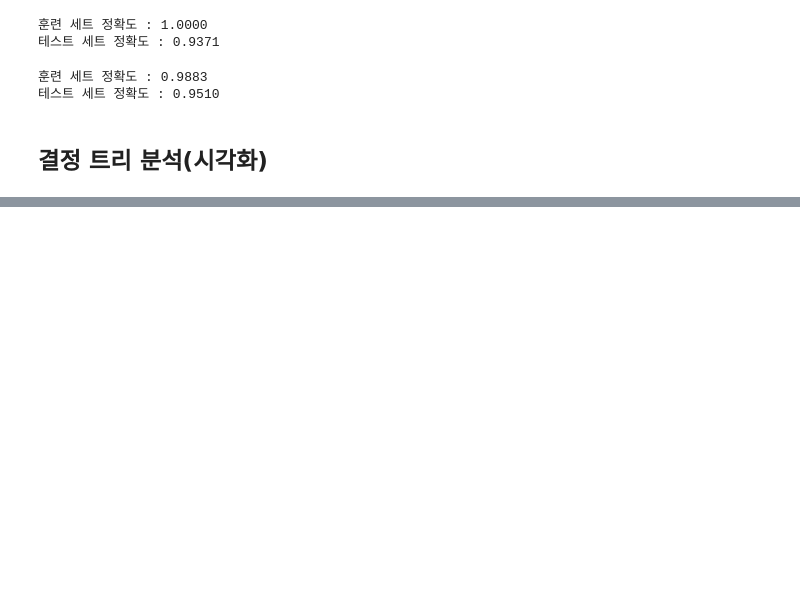
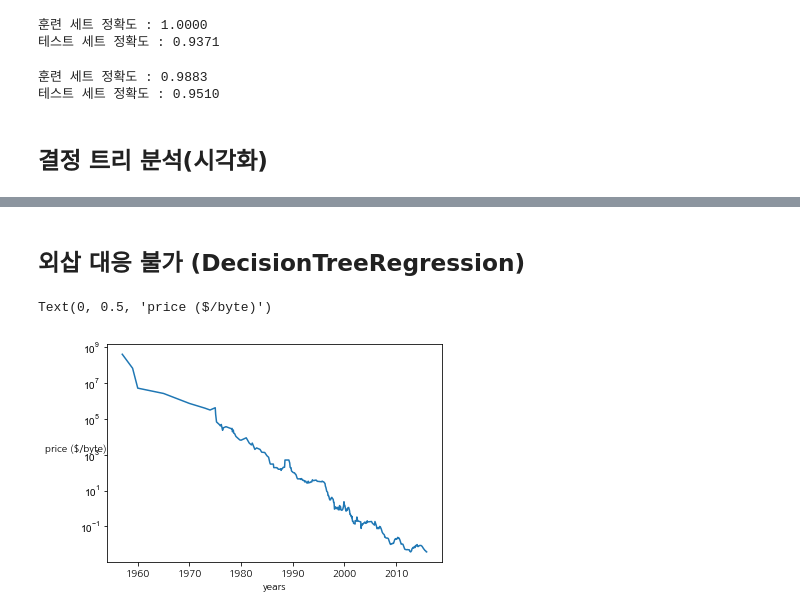
Before and after one commit to sdlee1026/machine, a Jupyter notebook: models/Supervised_Learning/decision_tree.ipynb, the cells around one changed output, grey strips where cells are left out. Drawn from its saved outputs; the diff is of its cells as text; code cells hidden in the pictures; blank space fills up the shorter version.

```diff
--- a/models/Supervised_Learning/decision_tree.ipynb
+++ b/models/Supervised_Learning/decision_tree.ipynb
@@ -91,0 +147,14 @@ export_graphviz(tree_depth_pruning, out_file='./dot_files/decision_tree.dot', cl
+# %% [markdown]
+## 외삽 대응 불가 (DecisionTreeRegression)
+# %%
+import os
+ram_prices = pd.read_csv(os.path.join(mglearn.datasets.DATA_PATH, 'ram_price.csv'))
+
+plt.yticks(fontname = 'Arial')
+plt.semilogy(ram_prices.date, ram_prices.price)
+# y축 로그 스케일로 그림(그래프를 로그 스케일로 그리면 약간의 굴곡을 제외하고는 선형적으로 나타나짐)
+plt.xlabel('years')
+plt.ylabel('price ($/byte)',rotation =0)
+# %% [output]
+Text(0, 0.5, 'price ($/byte)')
+[figure, added]
```
Also changed, not shown: parts of 13 cells of this notebook.
